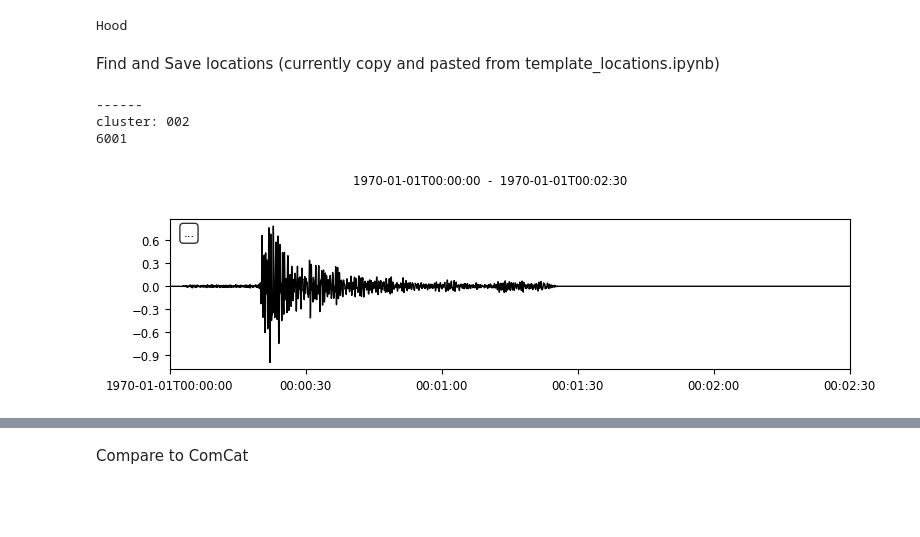
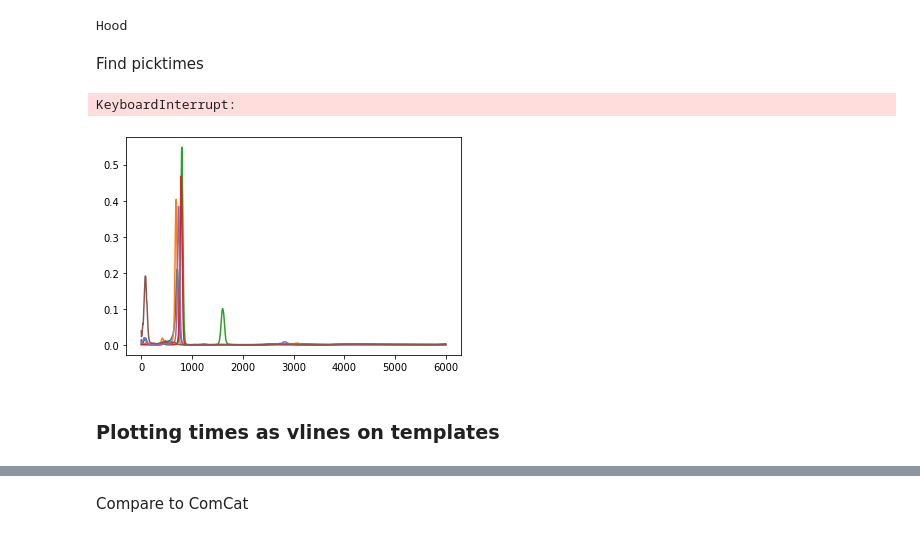
Before and after one commit to Denolle-Lab/expand_redpy, a Jupyter notebook: notebooks/updated_template_locations.ipynb, the cells around one changed output, grey strips where cells are left out. Drawn from its saved outputs; the diff is of its cells as text; code cells hidden in the pictures; blank space fills up the shorter version.

Commit message:
grouping and picktimes

```diff
--- a/notebooks/updated_template_locations.ipynb
+++ b/notebooks/updated_template_locations.ipynb
@@ -132,5 +166,5 @@ def getcl_id(t_name_str): #for normalized
 # %% [markdown]
-Find and Save locations (currently copy and pasted from template_locations.ipynb)
+Find picktimes
 # %%
 #pull in h5 for volcano
 
@@ -149,48 +183,88 @@ for filepath in glob(f'/home/smocz/expand_redpy_new_files/h5/normalized_{volc_li
 all_waves = np.array(all_waves)
 all_temps = [str(i)[2:-1] for i in all_temps]
 # %%
+#get some info
 v = volc_md[volc_md['Volcano_Name'] == volc_list_names[vv]]['netsta'].values.tolist() #list of network and station per volc
 clid = np.unique([getcl_id(i) for i in all_temps]) #list of cluster ids
 cllen = len(str(max(clid))) #length of the largest cluster ID, used for zfill
 zz = chan[-2:].lower() #the last two letters of channel names (essentially the letters in chan)
+csv_name = f'{homedir}locations/{volc_list_names[vv]}_ELEP_normalized_picktimes.csv' #name of the csv for picktimes at this volcano
+# %%
+#create csv for volcano
+with open(csv_name, 'w', newline='') as file:
+    writer = csv.writer(file)
+    writer.writerow(['Network','Station','Cluster_ID','Template_Name','SMB_peak','SMB_peak_MBF'])
+    file.close()
 # %%
 ### PULL IN TEMPLATES ###
-
-for cl in range(2,max(clid)):
-    print('------') #print a divider
-    print("cluster:",str(cl).zfill(cllen)) #print the cluster ID
+cl_trange = trange(max(clid), desc="Finding picktimes for each cluster", leave=True)
+for cl in cl_trange:
+#     print('------') #print a divider
+#     print("cluster:",str(cl).zfill(cllen)) #print the cluster ID
 
     temps_w = [] #list of templates waveforms for this cluster
     temps_n = [] #list of template names
+    temps_p = [] #list of template picks (list of arrays)
+
     stopwatch0=time() #note the time
-    for s in range(0,len(v)): #loop through stations that have a template for this cluster
+
+    s_trange = trange(len(v), desc=f"Finding picktimes for each station at cluster {cl}", leave=True)
+    for s in s_trange: #loop through stations that have a template for this cluster
         net, sta =  v[s].split('.') #add specific network per station
 
         for tt,t in enumerate(all_temps): #go through each template
             if t.split('_')[0]==net and t.split('_')[1]==sta and t.split('_')[-1]==str(cl): #if the template is for this station and cluster
 
                 ### PREPARE DATA ###
+#                 Trace(all_waves[tt]).plot(); #show before preparation
+                wave = all_waves[tt].copy() #create copy
 
-                t_tapered = Trace(all_waves[tt]).taper(0.05) #make waveform a trace to taper it
+                t_tapered = Trace(wave).taper(0.05) #make waveform a trace to taper it
                 padded_wave = np.hstack((t_tapered.data[:],np.zeros(2480))) #take data from tapered trace and pad end
                 #with zeros so that len(t_trace)=6000 and will fit in the nueral network
                 t_trace = Trace(padded_wave,{'sampling_rate':fs}) #make back into a Trace, and set sampling rate
-                print(len(t_trace))
+#                 print(len(t_trace))
 
                 temps_w.append(t_trace) #append trace
                 temps_n.append(t) #append name
 
-                t_trace.plot(); #plot trace
+#                 t_trace.plot(); #plot trace after preparation
 
 
-    #now that we have all of the templates for this cluster across several stations
+                ### FIND PICKS! ###
 
-    ###
+                #picking params
+                evt_data = Stream(traces=[t_trace])
+                sta_available = [sta]
+                list_models = list_models
+                twin = len(t_trace)-1
 
-        break
-    break
+
+                dt = 1/fs; fs = fs
+                nfqs = 5
+                nt = 6000; nc = 3
+                fq_list = make_LogFq(fqmin, fqmax, dt, nfqs)
+                coeff_HP, coeff_LP = rec_filter_coeff(fq_list, dt)
+                MBF_paras = {'f_min':fqmin, 'f_max':fqmax, 'nfqs':nfqs, 'frequencies':fq_list, 'CN_HP':coeff_HP, 'CN_LP':coeff_LP, \
+                    'dt':dt, 'fs':fs, 'nt':nt, 'nc':nc, 'npoles': 2}
+
+                paras_semblance = {'dt':dt, 'semblance_order':2, 'window_flag':True,
+                                   'semblance_win':0.5, 'weight_flag':'max'}
+
+                #find picktimes!
+                smb_peak,smb_peak_mbf = apply_mbf(evt_data, sta_available, \
+                list_models, MBF_paras, paras_semblance)
+
+                #append picks to csv
+                row = [net, sta, cl, t, smb_peak[0], smb_peak_mbf[0]]
+                with open(csv_name, 'a', newline='') as file:
+                    writer = csv.writer(file)
+                    writer.writerow(row)
+                    file.close()
+
+
+#         break
+#     break
 # %% [output]
-------
-cluster: 002
-6001
+KeyboardInterrupt:
-[figure, old version]
+[figure, new version]
@@ -196,0 +275,2 @@ cluster: 002
+# %% [markdown]
+### Plotting times as vlines on templates
```
Also changed, not shown: parts of 11 cells of this notebook, 2 other files.
